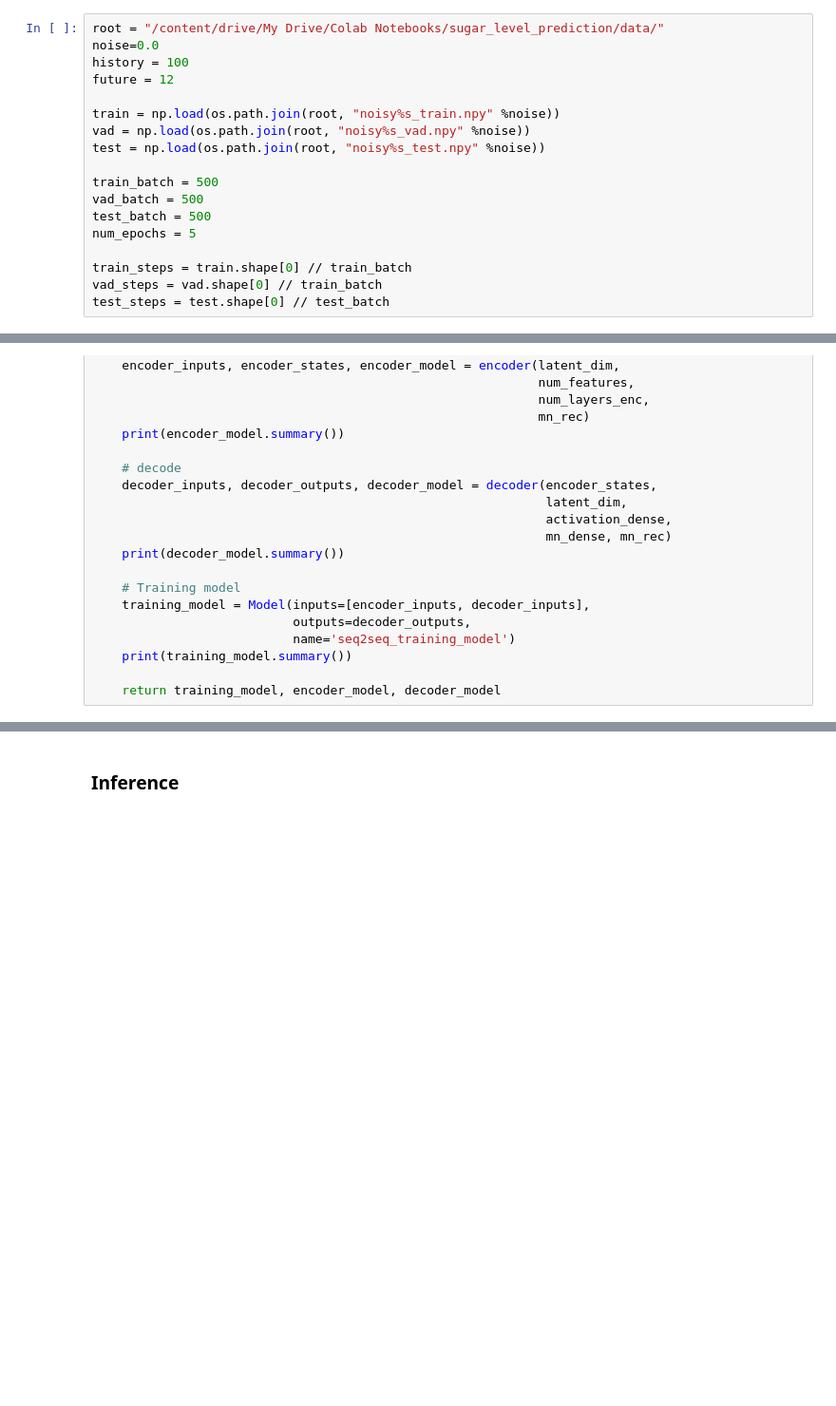
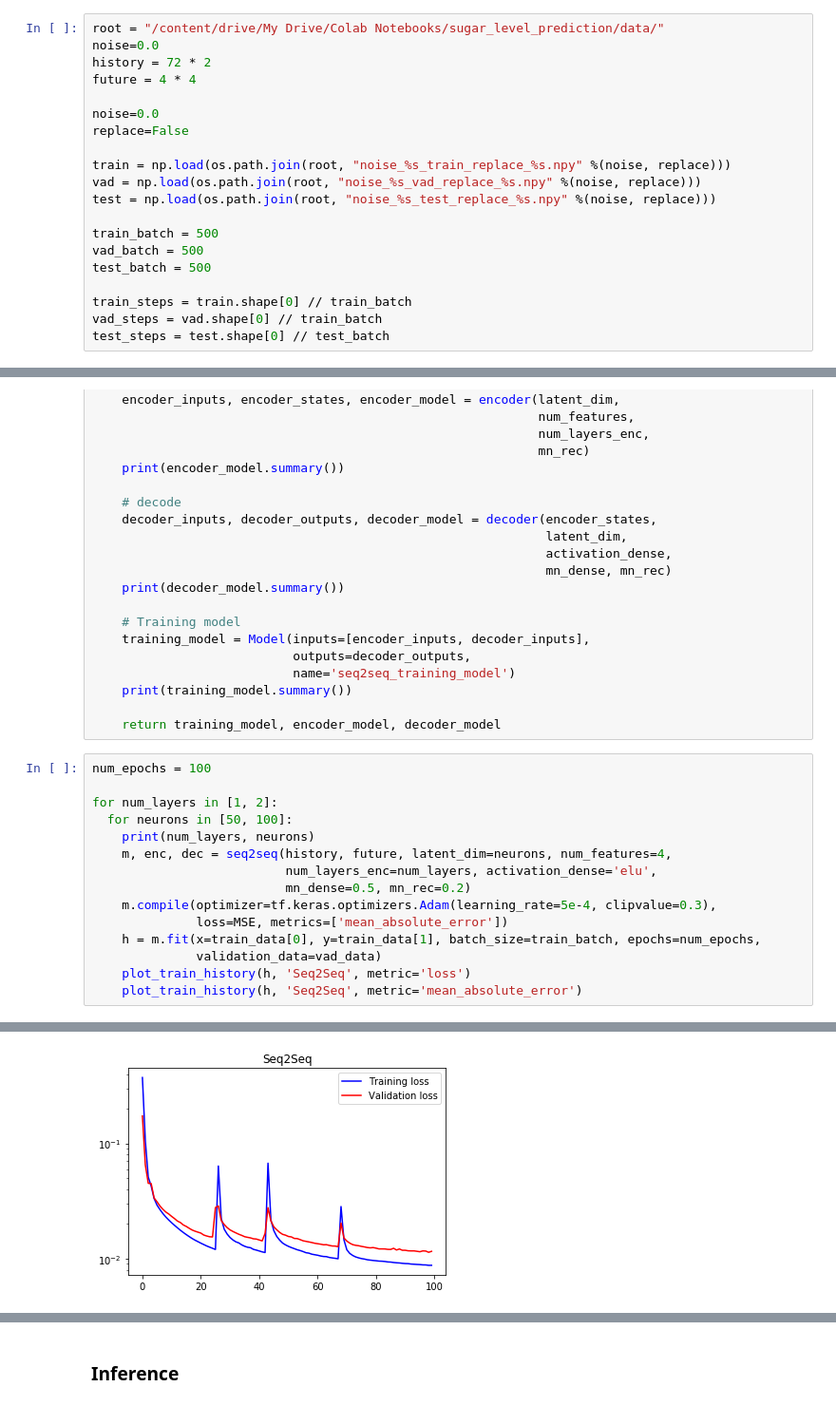
Before and after one commit to juan-arevalo/sugar_level_prediction, a Jupyter notebook: explore/seq2seq_prediction_colab.ipynb, the cells around one changed output, grey strips where cells are left out. Shown at 95% size. Saved outputs shown, nothing was run; the diff lists cells and outputs as text; blank space fills up the shorter version.

```diff
--- a/explore/seq2seq_prediction_colab.ipynb
+++ b/explore/seq2seq_prediction_colab.ipynb
@@ -63,17 +71,19 @@ noisy0.0_train.npy  patient_measurements.csv
 # %%
 root = "/content/drive/My Drive/Colab Notebooks/sugar_level_prediction/data/"
 noise=0.0
-history = 100
-future = 12
+history = 72 * 2
+future = 4 * 4
 
-train = np.load(os.path.join(root, "noisy%s_train.npy" %noise))
-vad = np.load(os.path.join(root, "noisy%s_vad.npy" %noise))
-test = np.load(os.path.join(root, "noisy%s_test.npy" %noise))
+noise=0.0
+replace=False
+
+train = np.load(os.path.join(root, "noise_%s_train_replace_%s.npy" %(noise, replace)))
+vad = np.load(os.path.join(root, "noise_%s_vad_replace_%s.npy" %(noise, replace)))
+test = np.load(os.path.join(root, "noise_%s_test_replace_%s.npy" %(noise, replace)))
 
 train_batch = 500
 vad_batch = 500
 test_batch = 500
-num_epochs = 5
 
 train_steps = train.shape[0] // train_batch
 vad_steps = vad.shape[0] // train_batch
@@ -245,3 +266,19 @@ def seq2seq(history, future, latent_dim, num_features, num_layers_enc,
     print(training_model.summary())
 
     return training_model, encoder_model, decoder_model
+# %%
+num_epochs = 100
+
+for num_layers in [1, 2]:
+  for neurons in [50, 100]:
+    print(num_layers, neurons)
+    m, enc, dec = seq2seq(history, future, latent_dim=neurons, num_features=4,
+                          num_layers_enc=num_layers, activation_dense='elu',
+                          mn_dense=0.5, mn_rec=0.2)
+    m.compile(optimizer=tf.keras.optimizers.Adam(learning_rate=5e-4, clipvalue=0.3),
+              loss=MSE, metrics=['mean_absolute_error'])
+    h = m.fit(x=train_data[0], y=train_data[1], batch_size=train_batch, epochs=num_epochs,
+              validation_data=vad_data)
+    plot_train_history(h, 'Seq2Seq', metric='loss')
+    plot_train_history(h, 'Seq2Seq', metric='mean_absolute_error')
+# %% [output]
@@ -247,0 +302 @@ def seq2seq(history, future, latent_dim, num_features, num_layers_enc,
+[figure, added]
```
Also changed, not shown: parts of 14 cells of this notebook.
